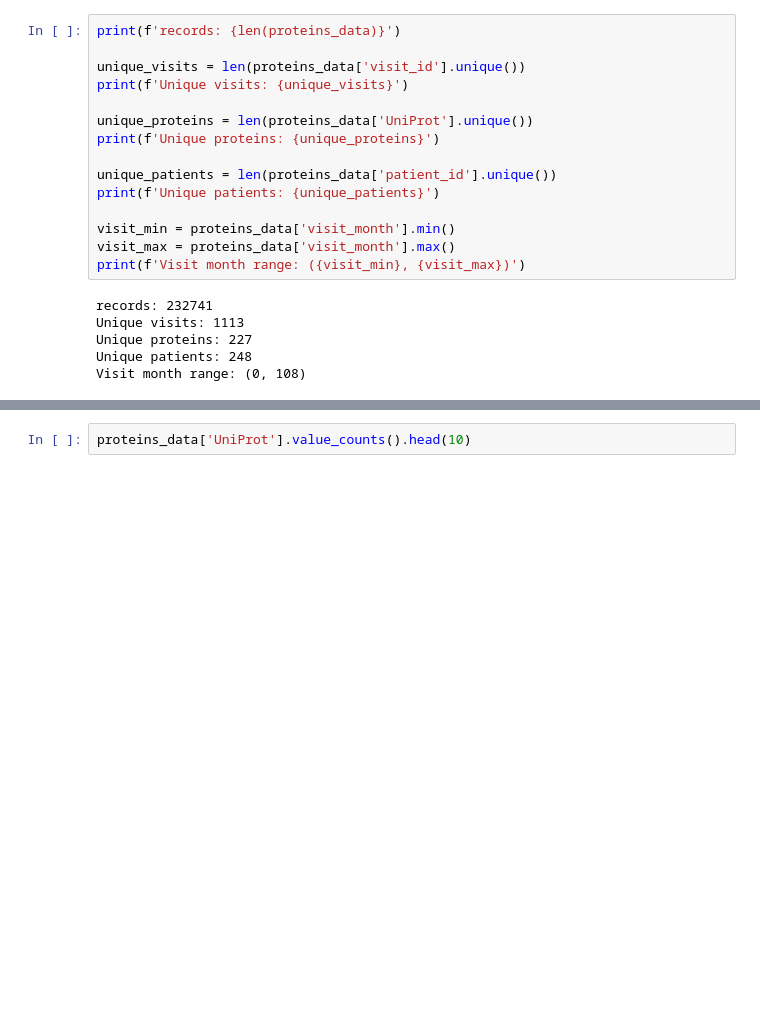
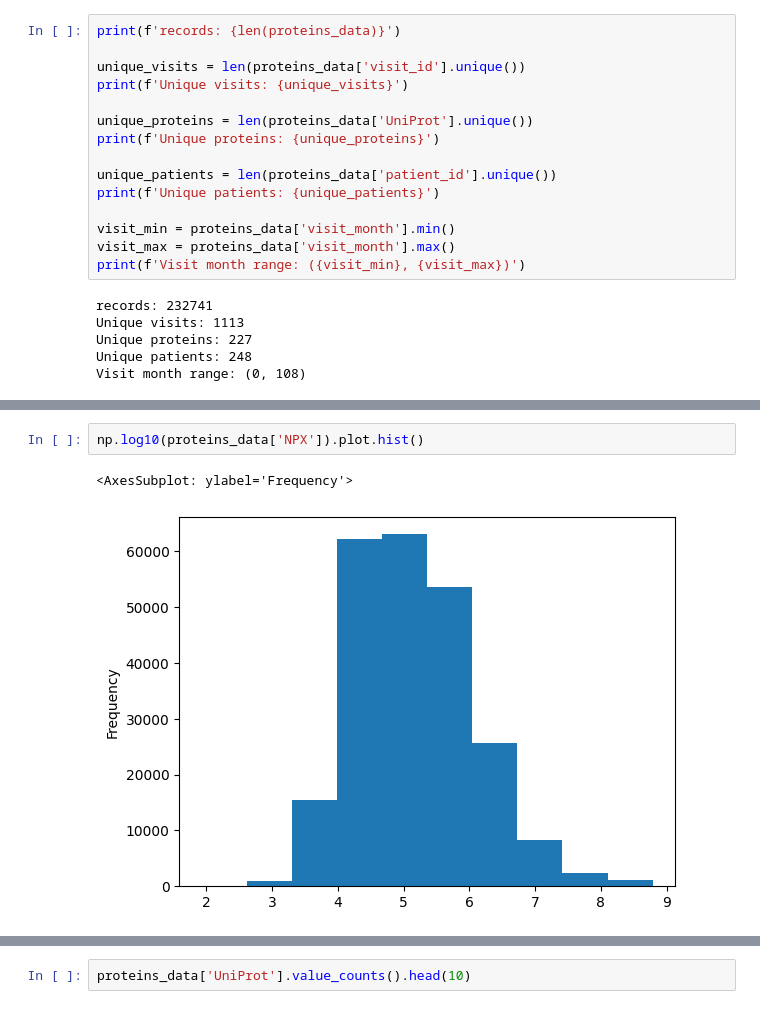
Before and after one commit to prithvidasgupta/si-618-parkinson-prediction, a Jupyter notebook: main.ipynb, the cells around one changed output, grey strips where cells are left out. Drawn from its saved outputs; the diff is of its cells as text; blank space fills up the shorter version.

Commit message:
more analysis on proteins

```diff
--- a/main.ipynb
+++ b/main.ipynb
@@ -68,3 +247,8 @@ Visit month range: (0, 108)
+# %%
+np.log10(proteins_data['NPX']).plot.hist()
+# %% [output]
+<AxesSubplot: ylabel='Frequency'>
+[figure, added]
 # %%
 protein_npx_mean = proteins_data.pivot_table(
     index='UniProt',
```
Also changed, not shown: parts of 27 cells of this notebook.
